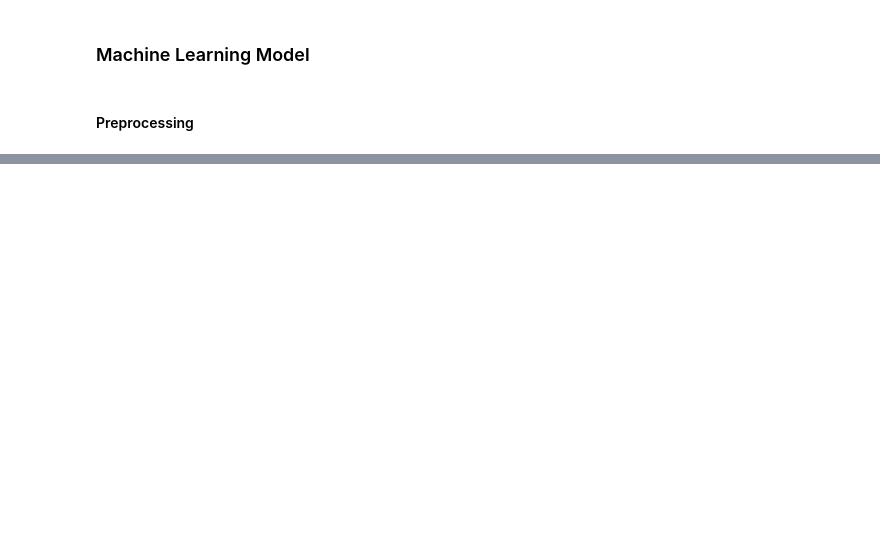
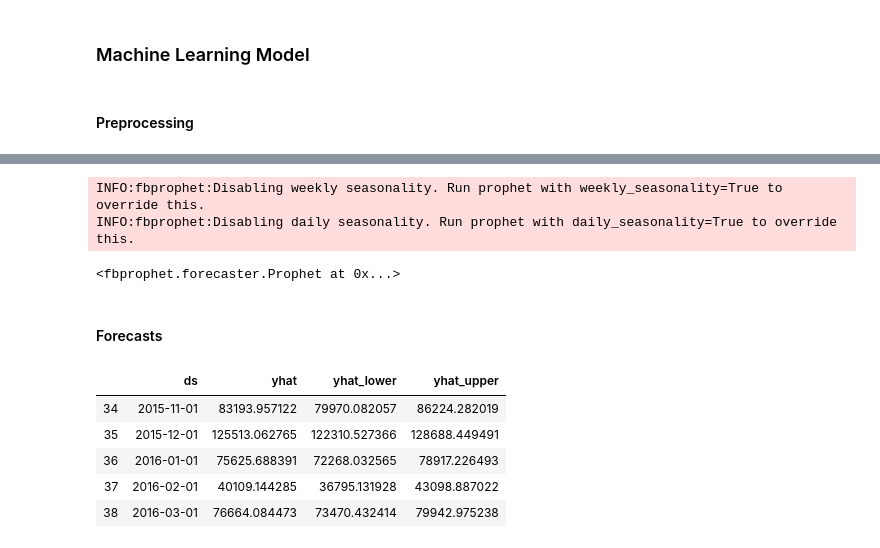
Before and after one commit to leandrocamara/future-sales-forecast, a Jupyter notebook: future-sales-forecast.ipynb, the cells around one changed output, grey strips where cells are left out. Drawn from its saved outputs; the diff is of its cells as text; code cells hidden in the pictures; blank space fills up the shorter version.

```diff
--- a/future-sales-forecast.ipynb
+++ b/future-sales-forecast.ipynb
@@ -359,0 +239,11 @@ arima_model.plot_predict('2015-01-01', '2015-12-01', ax=axis, plot_insample=Fals
+# %%
+# Instantiate Prophet with only yearly seasonality as our data is monthly.
+model = Prophet(yearly_seasonality=True)
+
+model.fit(total_sales)
+# %% [output]
+INFO:fbprophet:Disabling weekly seasonality. Run prophet with weekly_seasonality=True to override this.
+INFO:fbprophet:Disabling daily seasonality. Run prophet with daily_seasonality=True to override this.
+<fbprophet.forecaster.Prophet at 0x...>
+# %% [markdown]
+#### Forecasts
@@ -359,0 +256,9 @@ arima_model.plot_predict('2015-01-01', '2015-12-01', ax=axis, plot_insample=Fals
+# %%
+forecasts[['ds', 'yhat', 'yhat_lower', 'yhat_upper']].tail()
+# %% [output]
+|  | ds | yhat | yhat_lower | yhat_upper |
+| 34 | 2015-11-01 | 83193.957122 | 79970.082057 | 86224.282019 |
+| 35 | 2015-12-01 | 125513.062765 | 122310.527366 | 128688.449491 |
+| 36 | 2016-01-01 | 75625.688391 | 72268.032565 | 78917.226493 |
+| 37 | 2016-02-01 | 40109.144285 | 36795.131928 | 43098.887022 |
+| 38 | 2016-03-01 | 76664.084473 | 73470.432414 | 79942.975238 |
```
Also changed, not shown: parts of 33 cells of this notebook.
